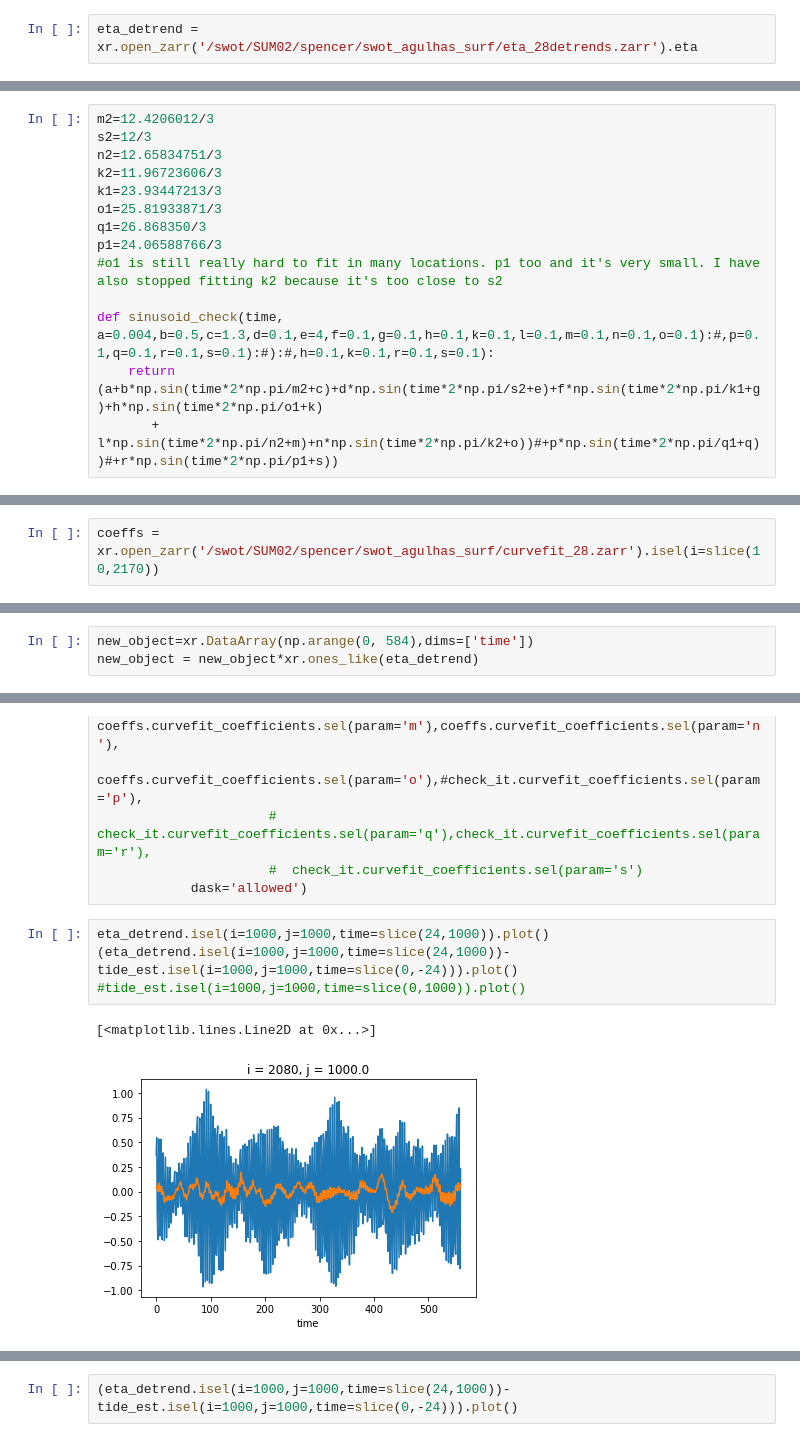
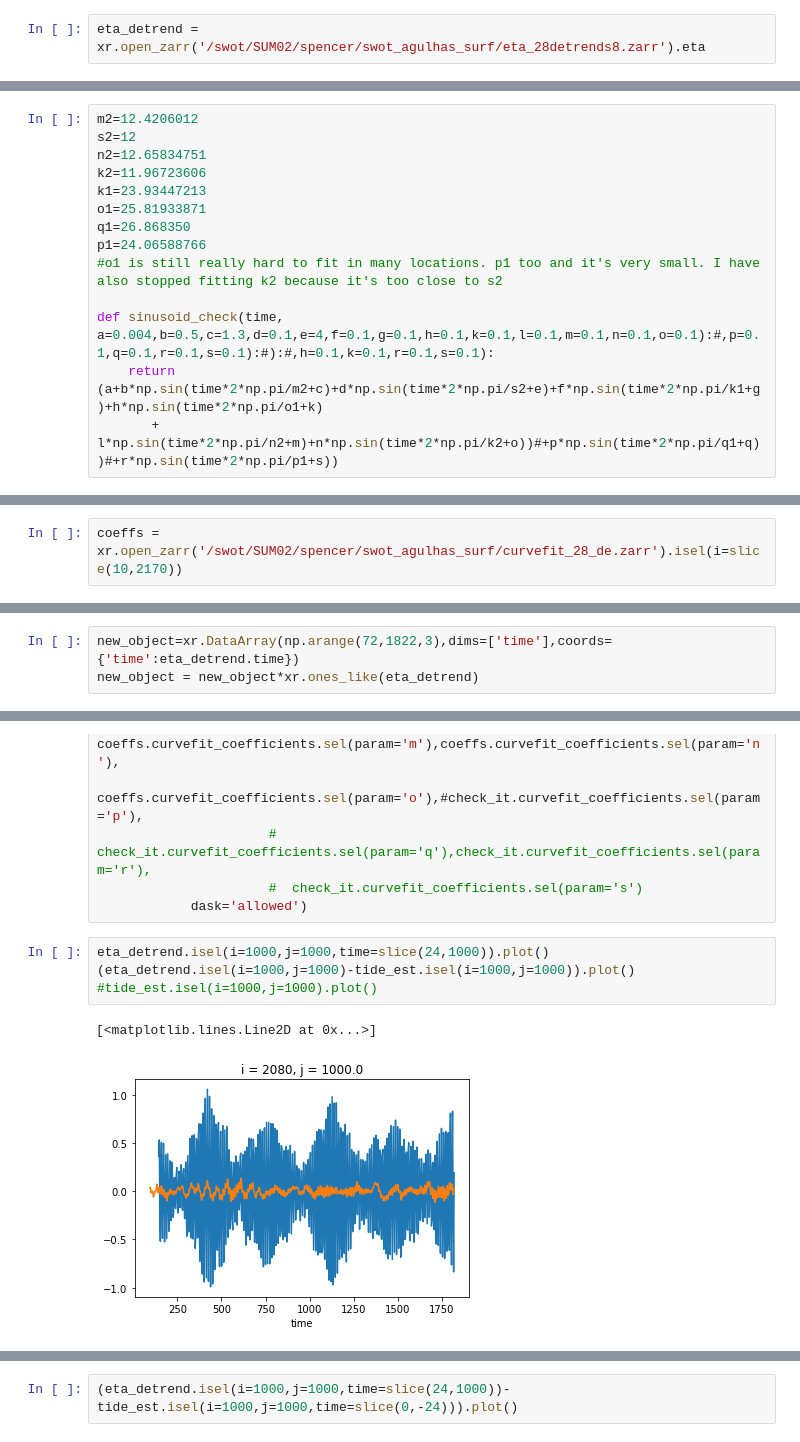
Before and after one commit to cspencerjones/separating-balanced, a Jupyter notebook: python/ginsburg_results/harmonic_tidal_fit.ipynb, the cells around one changed output, grey strips where cells are left out. Cells and saved outputs as stored; diff of their text form.

Commit message:
tide removal mostly works

```diff
--- a/python/ginsburg_results/harmonic_tidal_fit.ipynb
+++ b/python/ginsburg_results/harmonic_tidal_fit.ipynb
@@ -83,5 +153,5 @@ Coordinates:
 # %% [markdown]
 # Start here to restart
 # %%
-eta_detrend = xr.open_zarr('/swot/SUM02/spencer/swot_agulhas_surf/eta_28detrends.zarr').eta
+eta_detrend = xr.open_zarr('/swot/SUM02/spencer/swot_agulhas_surf/eta_28detrends8.zarr').eta
 # %%
@@ -92,12 +162,12 @@ eta_detrend.isel(i=1000,j=1000).plot()
 # %%
-m2=12.4206012/3
-s2=12/3
-n2=12.65834751/3
-k2=11.96723606/3
-k1=23.93447213/3
-o1=25.81933871/3
-q1=26.868350/3
-p1=24.06588766/3
+m2=12.4206012
+s2=12
+n2=12.65834751
+k2=11.96723606
+k1=23.93447213
+o1=25.81933871
+q1=26.868350
+p1=24.06588766
 #o1 is still really hard to fit in many locations. p1 too and it's very small. I have also stopped fitting k2 because it's too close to s2
 
 def sinusoid_check(time, a=0.004,b=0.5,c=1.3,d=0.1,e=4,f=0.1,g=0.1,h=0.1,k=0.1,l=0.1,m=0.1,n=0.1,o=0.1):#,p=0.1,q=0.1,r=0.1,s=0.1):#):#,h=0.1,k=0.1,r=0.1,s=0.1):
@@ -122,5 +203,5 @@ for ii in range(0,216):
 # %%
-coeffs = xr.open_zarr('/swot/SUM02/spencer/swot_agulhas_surf/curvefit_28.zarr').isel(i=slice(10,2170))
+coeffs = xr.open_zarr('/swot/SUM02/spencer/swot_agulhas_surf/curvefit_28_de.zarr').isel(i=slice(10,2170))
 # %%
 coeffs.param
 # %% [output]
@@ -157,7 +238,7 @@ check_it.curvefit_coefficients.sel(param='o').plot()
 [<matplotlib.lines.Line2D at 0x...>]
 [figure]
 # %%
-new_object=xr.DataArray(np.arange(0, 584),dims=['time'])
+new_object=xr.DataArray(np.arange(72,1822,3),dims=['time'],coords={'time':eta_detrend.time})
 new_object = new_object*xr.ones_like(eta_detrend)
 # %%
 tide_est = xr.apply_ufunc(sinusoid_check,new_object,coeffs.curvefit_coefficients.sel(param='a'),coeffs.curvefit_coefficients.sel(param='b'),
@@ -173,8 +254,8 @@ tide_est = xr.apply_ufunc(sinusoid_check,new_object,coeffs.curvefit_coefficients
             dask='allowed')
 # %%
 eta_detrend.isel(i=1000,j=1000,time=slice(24,1000)).plot()
-(eta_detrend.isel(i=1000,j=1000,time=slice(24,1000))-tide_est.isel(i=1000,j=1000,time=slice(0,-24))).plot()
-#tide_est.isel(i=1000,j=1000,time=slice(0,1000)).plot()
+(eta_detrend.isel(i=1000,j=1000)-tide_est.isel(i=1000,j=1000)).plot()
+#tide_est.isel(i=1000,j=1000).plot()
 # %% [output]
 [<matplotlib.lines.Line2D at 0x...>]
-[figure, old version]
+[figure, new version]
```
Also changed, not shown: parts of 65 cells of this notebook, 5 other files.
